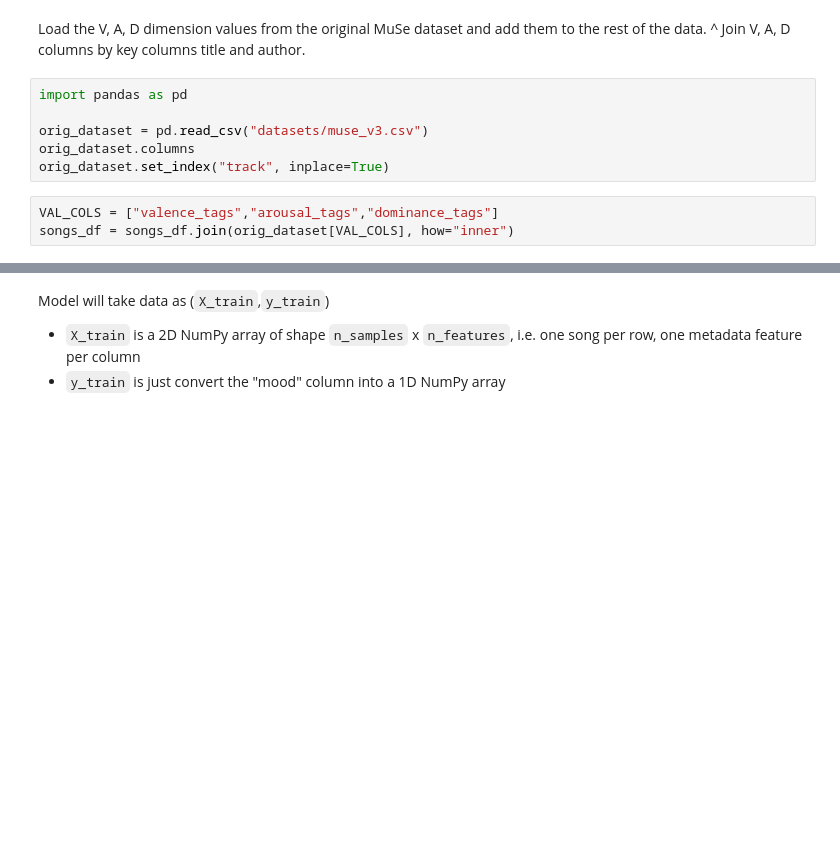
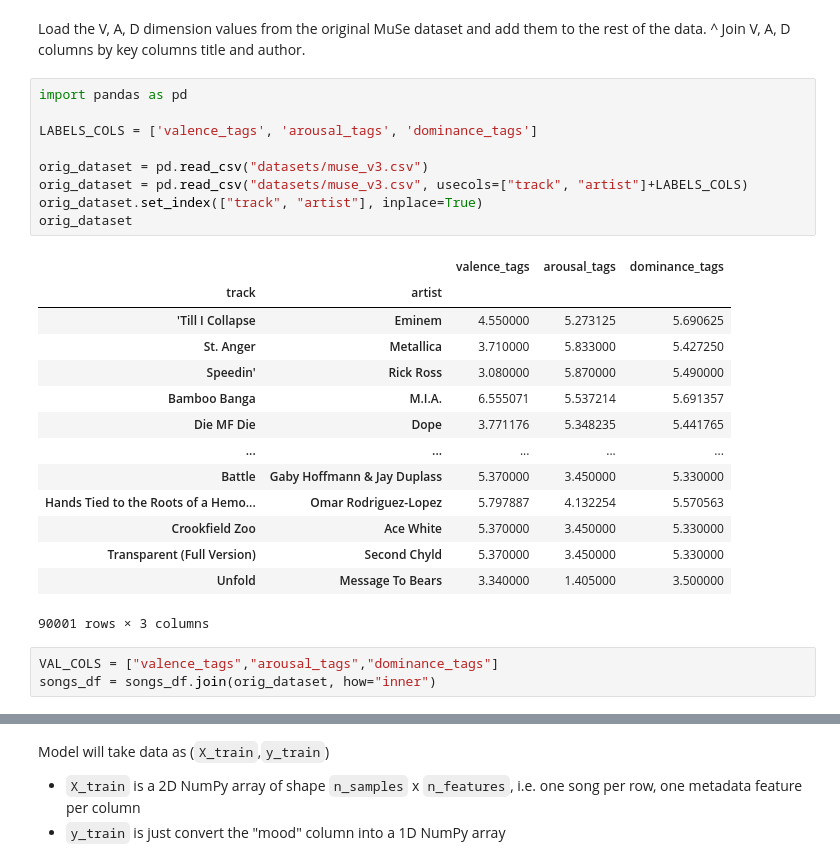
Before and after one commit to ApplesDaddy/CMPT353Project, a Jupyter notebook: regression_Colab.ipynb, the cells around one changed output, grey strips where cells are left out. Cells and saved outputs as stored; diff of their text form; blank space fills up the shorter version.

```diff
--- a/regression_Colab.ipynb
+++ b/regression_Colab.ipynb
@@ -94,9 +100,27 @@ Load the V, A, D dimension values from the original MuSe dataset and add them to
 # %%
 import pandas as pd
 
+LABELS_COLS = ['valence_tags', 'arousal_tags', 'dominance_tags']
+
 orig_dataset = pd.read_csv("datasets/muse_v3.csv")
-orig_dataset.columns
-orig_dataset.set_index("track", inplace=True)
+orig_dataset = pd.read_csv("datasets/muse_v3.csv", usecols=["track", "artist"]+LABELS_COLS)
+orig_dataset.set_index(["track", "artist"], inplace=True)
+orig_dataset
+# %% [output]
+|  |  | valence_tags | arousal_tags | dominance_tags |
+| track | artist |  |  |  |
+| 'Till I Collapse | Eminem | 4.550000 | 5.273125 | 5.690625 |
+| St. Anger | Metallica | 3.710000 | 5.833000 | 5.427250 |
+| Speedin' | Rick Ross | 3.080000 | 5.870000 | 5.490000 |
+| Bamboo Banga | M.I.A. | 6.555071 | 5.537214 | 5.691357 |
+| Die MF Die | Dope | 3.771176 | 5.348235 | 5.441765 |
+| ... | ... | ... | ... | ... |
+| Battle | Gaby Hoffmann & Jay Duplass | 5.370000 | 3.450000 | 5.330000 |
+| Hands Tied to the Roots of a Hemo... | Omar Rodriguez-Lopez | 5.797887 | 4.132254 | 5.570563 |
+| Crookfield Zoo | Ace White | 5.370000 | 3.450000 | 5.330000 |
+| Transparent (Full Version) | Second Chyld | 5.370000 | 3.450000 | 5.330000 |
+| Unfold | Message To Bears | 3.340000 | 1.405000 | 3.500000 |
+90001 rows × 3 columns
 # %%
 VAL_COLS = ["valence_tags","arousal_tags","dominance_tags"]
-songs_df = songs_df.join(orig_dataset[VAL_COLS], how="inner")
+songs_df = songs_df.join(orig_dataset, how="inner")
```
Also changed, not shown: parts of 26 cells of this notebook.
